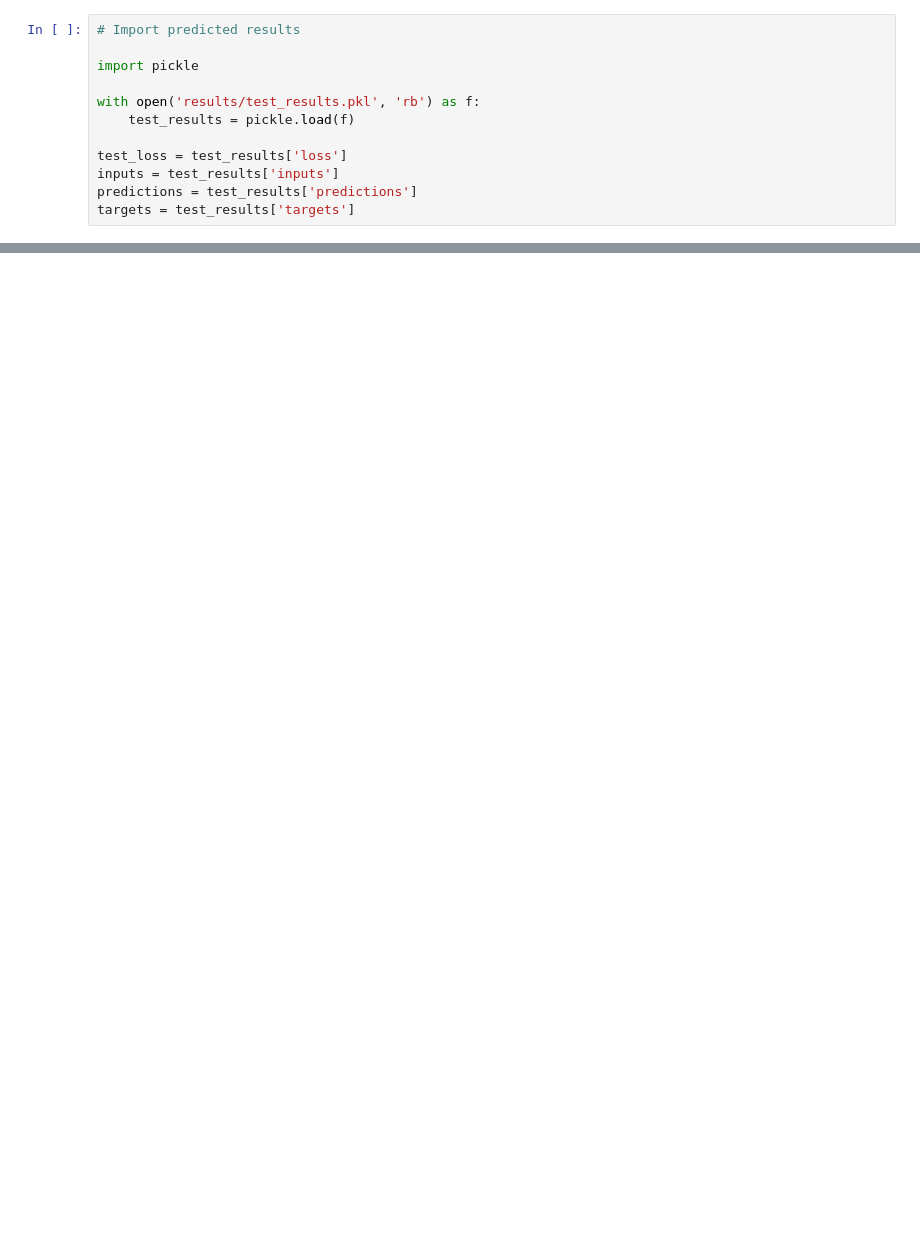
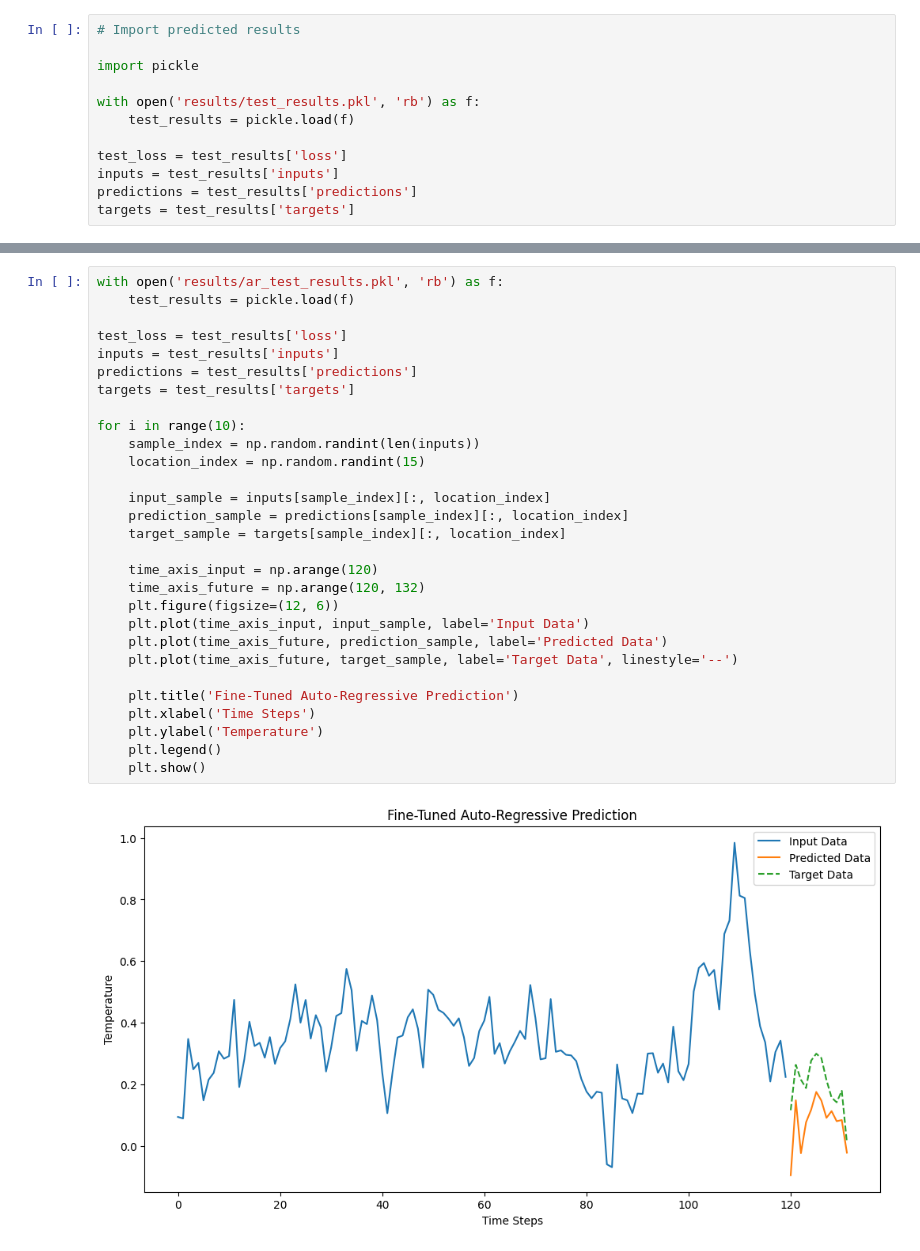
Before and after one commit to philiphan0109/time-series-forecasting, a Jupyter notebook: visualization.ipynb, the cells around one changed output, grey strips where cells are left out. Saved outputs shown, nothing was run; the diff lists cells and outputs as text; blank space fills up the shorter version.

```diff
--- a/visualization.ipynb
+++ b/visualization.ipynb
@@ -43,0 +56,31 @@ Test Loss: 0.021190100349485874
+# %%
+with open('results/ar_test_results.pkl', 'rb') as f:
+    test_results = pickle.load(f)
+
+test_loss = test_results['loss']
+inputs = test_results['inputs']
+predictions = test_results['predictions']
+targets = test_results['targets']
+
+for i in range(10):
+    sample_index = np.random.randint(len(inputs))
+    location_index = np.random.randint(15)
+
+    input_sample = inputs[sample_index][:, location_index]
+    prediction_sample = predictions[sample_index][:, location_index]
+    target_sample = targets[sample_index][:, location_index]
+
+    time_axis_input = np.arange(120)
+    time_axis_future = np.arange(120, 132)
+    plt.figure(figsize=(12, 6))
+    plt.plot(time_axis_input, input_sample, label='Input Data')
+    plt.plot(time_axis_future, prediction_sample, label='Predicted Data')
+    plt.plot(time_axis_future, target_sample, label='Target Data', linestyle='--')
+
+    plt.title('Fine-Tuned Auto-Regressive Prediction')
+    plt.xlabel('Time Steps')
+    plt.ylabel('Temperature')
+    plt.legend()
+    plt.show()
+# %% [output]
+[figure, added]
```
Also changed, not shown: parts of 3 cells of this notebook, 30 other files.
